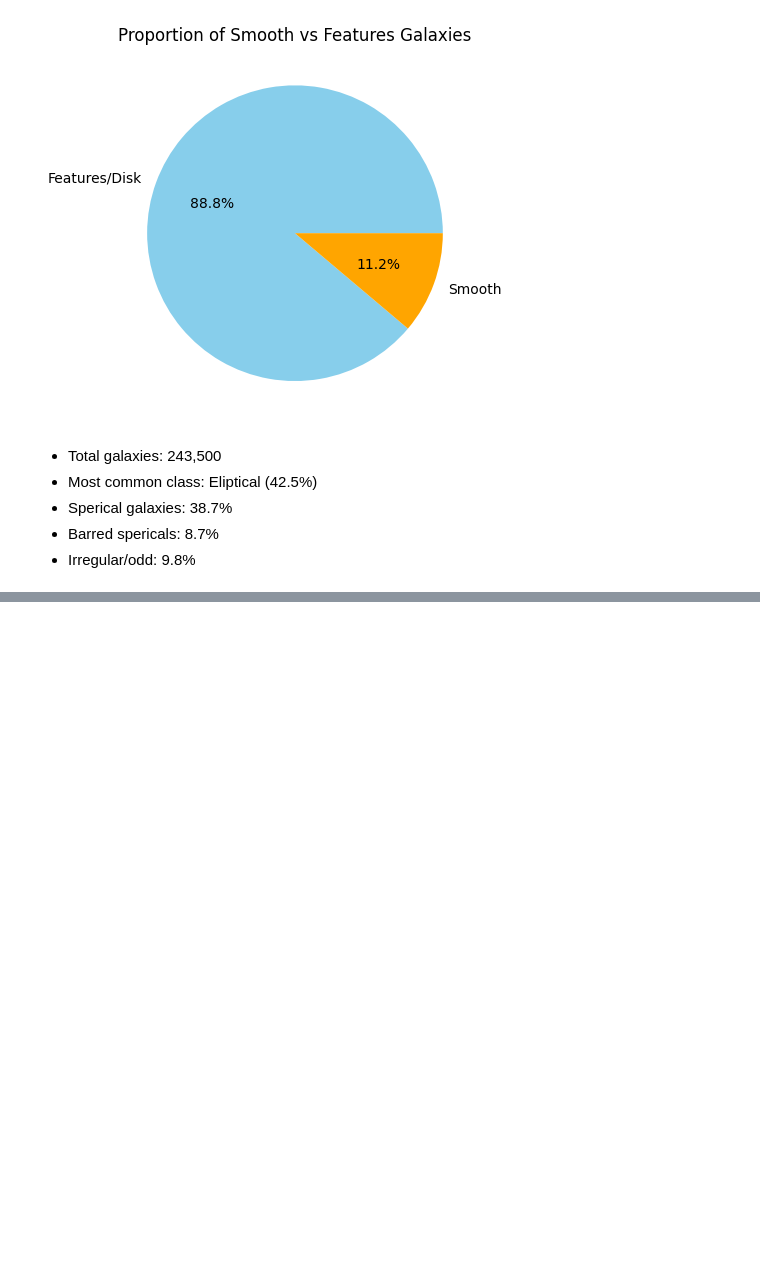
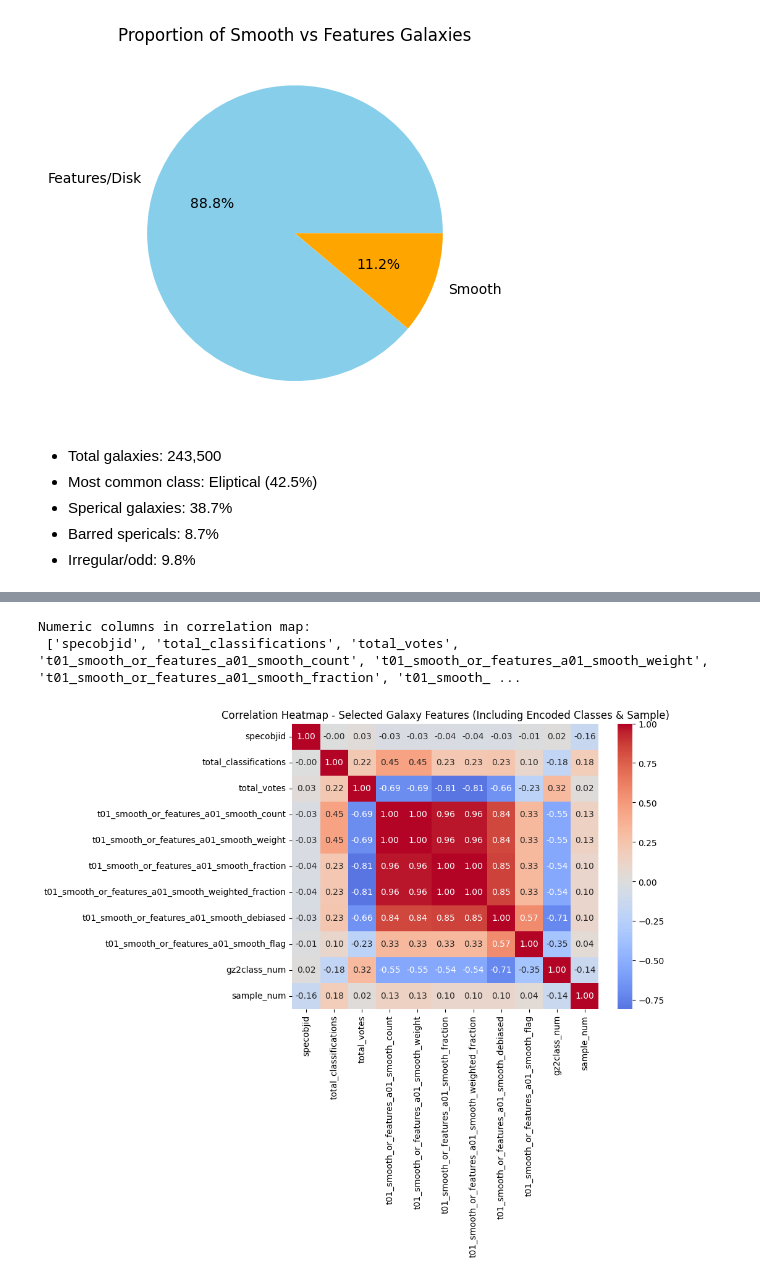
Before and after one commit to la2015-hw/Group_10, a Jupyter notebook: test.ipynb, the cells around one changed output, grey strips where cells are left out. Drawn from its saved outputs; the diff is of its cells as text; code cells hidden in the pictures; blank space fills up the shorter version.

```diff
--- a/test.ipynb
+++ b/test.ipynb
@@ -252,0 +265,37 @@ plt.show()
+# %%
+
+import seaborn as sns
+import matplotlib.pyplot as plt
+from sklearn.preprocessing import LabelEncoder
+import pandas as pd
+
+# make a copy of the selected df
+df_selected_encoded = df_selected.copy()
+
+# encode non-numeric columns
+le = LabelEncoder()
+df_selected_encoded["gz2class_num"] = le.fit_transform(df_selected_encoded["gz2class"].astype(str))
+df_selected_encoded["sample_num"] = le.fit_transform(df_selected_encoded["sample"].astype(str))
+
+# ensure numeric type (prevents dtype issues)
+df_selected_encoded["gz2class_num"] = pd.to_numeric(df_selected_encoded["gz2class_num"], errors='coerce')
+df_selected_encoded["sample_num"] = pd.to_numeric(df_selected_encoded["sample_num"], errors='coerce')
+
+# now select numeric columns (AFTER encoding)
+numeric_df_selected = df_selected_encoded.select_dtypes(include=['float64', 'int64'])
+
+# check column names to confirm inclusion
+print("Numeric columns in correlation map:\n", numeric_df_selected.columns.tolist())
+
+# compute correlation
+corr_selected = numeric_df_selected.corr()
+
+# plot
+plt.figure(figsize=(8,6))
+sns.heatmap(corr_selected, cmap='coolwarm', annot=True, fmt=".2f", center=0)
+plt.title('Correlation Heatmap - Selected Galaxy Features (Including Encoded Classes & Sample)')
+plt.show()
+# %% [output]
+Numeric columns in correlation map:
+ ['specobjid', 'total_classifications', 'total_votes', 't01_smooth_or_features_a01_smooth_count', 't01_smooth_or_features_a01_smooth_weight', 't01_smooth_or_features_a01_smooth_fraction', 't01_smooth_ ...
+[figure, added]
```
Also changed, not shown: parts of 8 cells of this notebook.
